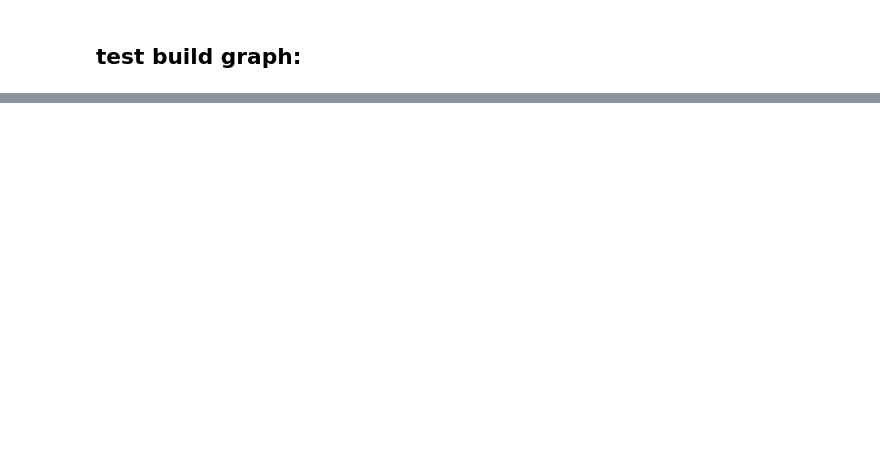
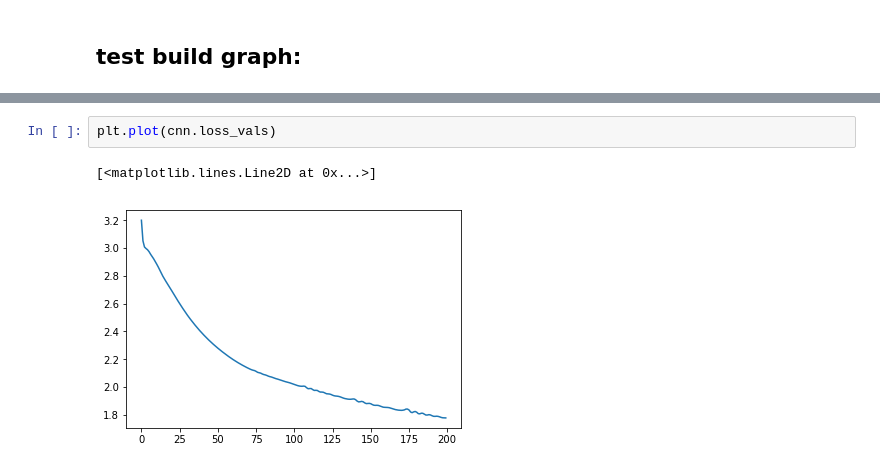
Before and after one commit to oracleofnj/spectral-repr-cnns, a Jupyter notebook: src/cnn_spectral_pool.ipynb, the cells around one changed output, grey strips where cells are left out. Drawn from its saved outputs; the diff is of its cells as text; blank space fills up the shorter version.

```diff
--- a/src/cnn_spectral_pool.ipynb
+++ b/src/cnn_spectral_pool.ipynb
@@ -54,3 +76,8 @@ Training batch 0
+# %%
+plt.plot(cnn.loss_vals)
+# %% [output]
+[<matplotlib.lines.Line2D at 0x...>]
+[figure, added]
 # %%
 plt.plot(cnn.train_accuracy)
 # %% [output]
```
Also changed, not shown: parts of 11 cells of this notebook.
